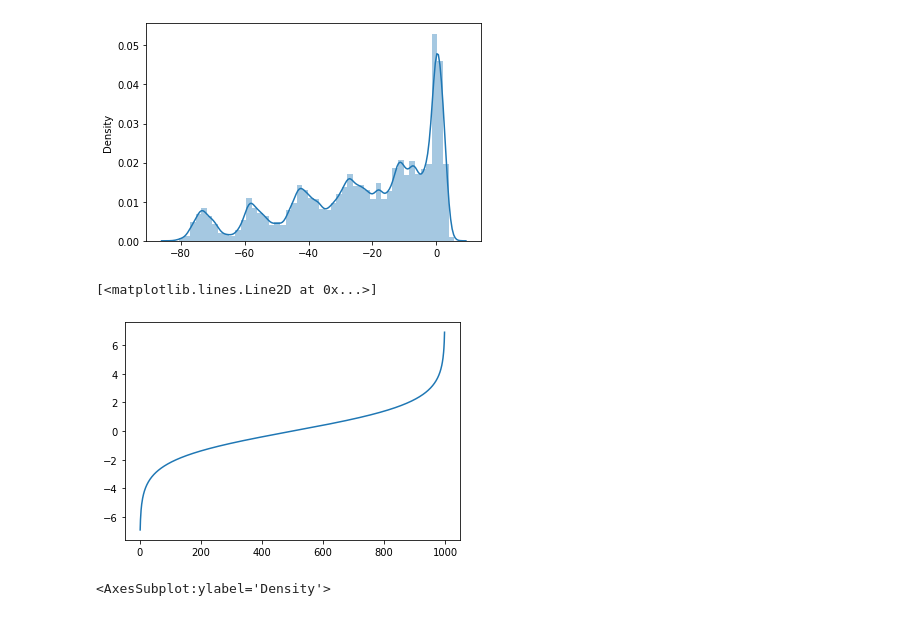
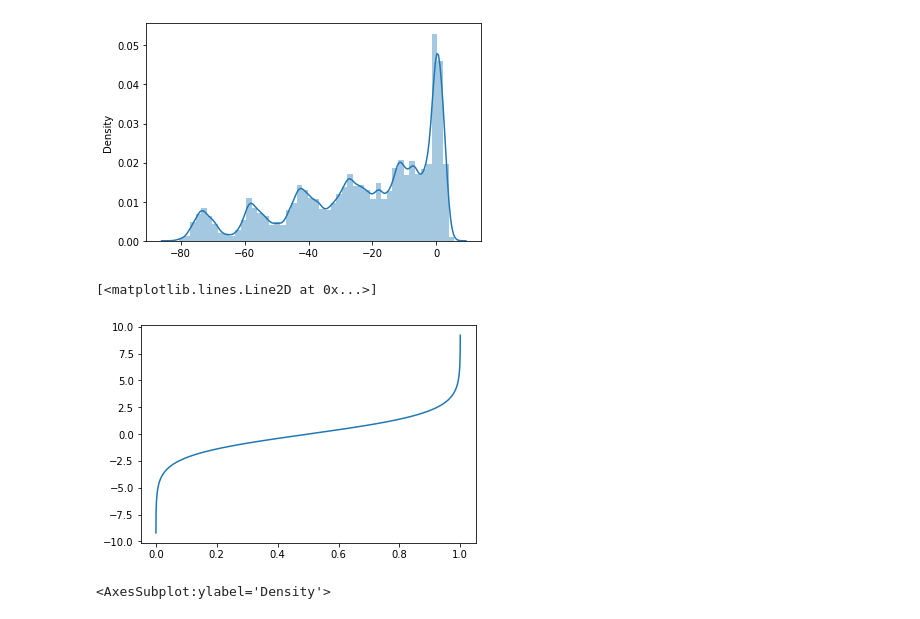
Before and after one commit to Computer-Vision-IIITH-2021/project-noisypixel, a Jupyter notebook: check_model.ipynb, the cells around one changed output. Drawn from its saved outputs; the diff is of its cells as text; code cells hidden in the pictures.

```diff
--- a/check_model.ipynb
+++ b/check_model.ipynb
@@ -275,13 +203,13 @@ sns.distplot(value_grid.flatten())
 <AxesSubplot:ylabel='Density'>
 [figure]
 # %%
-x = np.linspace(0, 1, 1000)
+x = np.linspace(0, 1, 10000)
 y = np.log(x) - np.log(1 - x)
 
-plt.plot(y)
+plt.plot(x, y)
 # %% [output]
 [<matplotlib.lines.Line2D at 0x...>]
-[figure, old version]
+[figure, new version]
 # %%
 # old_values = values.copy()
 sns.distplot(old_values)
```
Also changed, not shown: parts of 20 cells of this notebook, 1 other file.
